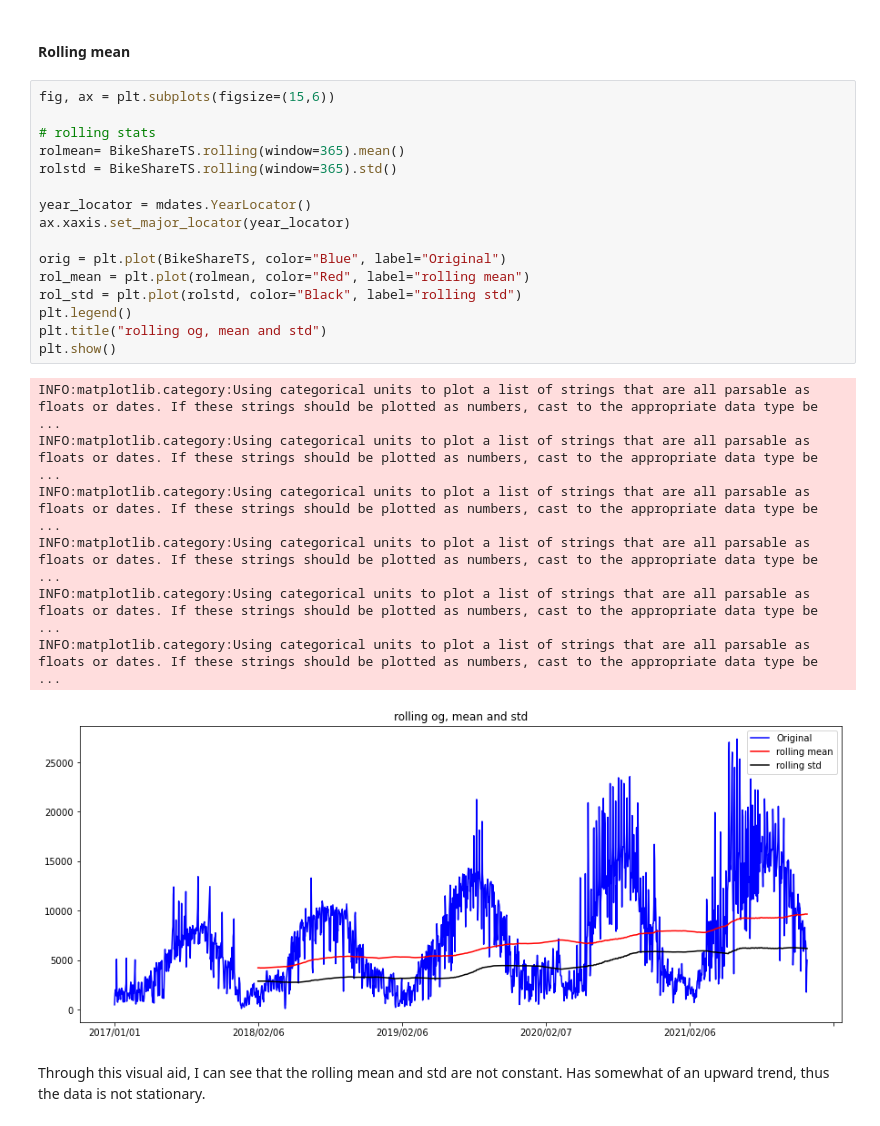
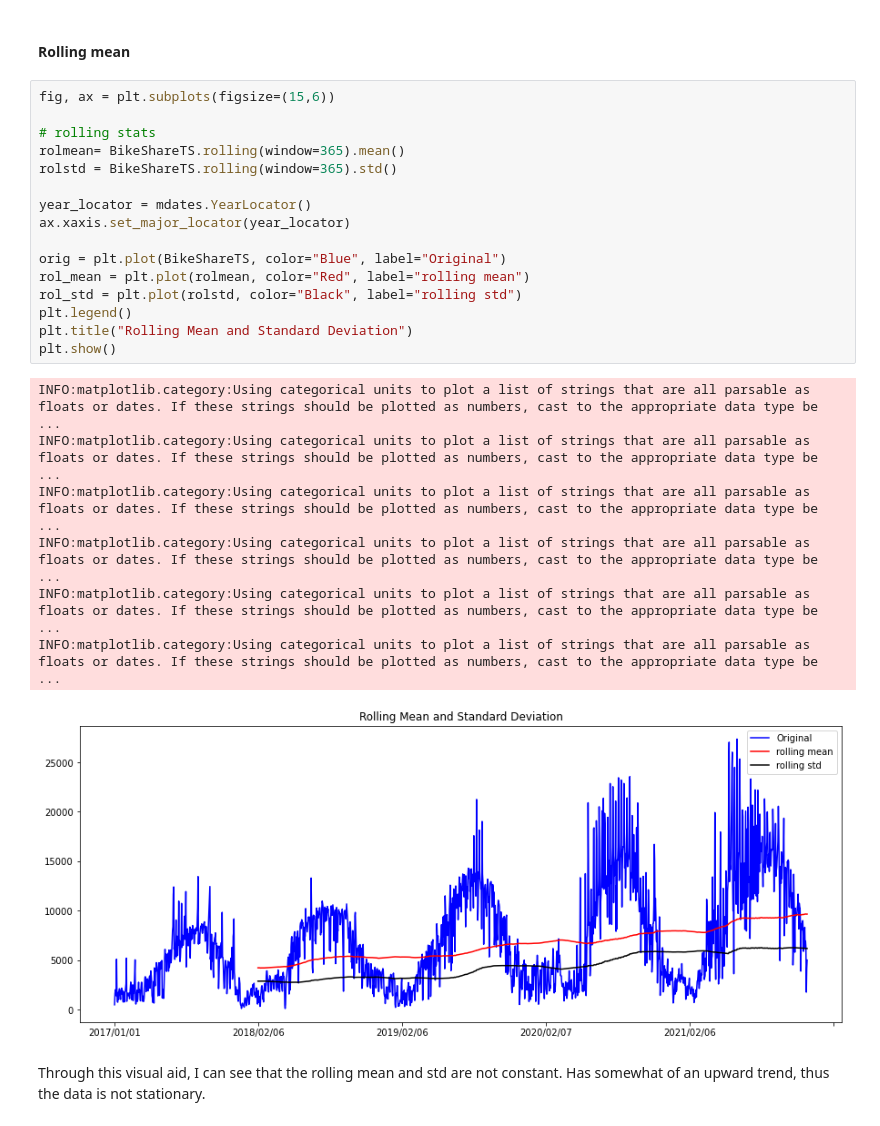
Before and after one commit to gsagararatne/DataSciencePortfolio, a Jupyter notebook: BikeShareToronto/BikeShareTimeSeries.ipynb, the cells around one changed output. Drawn from its saved outputs; the diff is of its cells as text.

```diff
--- a/BikeShareToronto/BikeShareTimeSeries.ipynb
+++ b/BikeShareToronto/BikeShareTimeSeries.ipynb
@@ -118,27 +129,27 @@ There are 2 main tests I want to run: Rolling mean (visual test) and Augmented D
 # %%
 fig, ax = plt.subplots(figsize=(15,6))
 
 # rolling stats
 rolmean= BikeShareTS.rolling(window=365).mean()
 rolstd = BikeShareTS.rolling(window=365).std()
 
 year_locator = mdates.YearLocator()
 ax.xaxis.set_major_locator(year_locator)
 
 orig = plt.plot(BikeShareTS, color="Blue", label="Original")
 rol_mean = plt.plot(rolmean, color="Red", label="rolling mean")
 rol_std = plt.plot(rolstd, color="Black", label="rolling std")
 plt.legend()
-plt.title("rolling og, mean and std")
+plt.title("Rolling Mean and Standard Deviation")
 plt.show()
 # %% [output]
 INFO:matplotlib.category:Using categorical units to plot a list of strings that are all parsable as floats or dates. If these strings should be plotted as numbers, cast to the appropriate data type be ...
 INFO:matplotlib.category:Using categorical units to plot a list of strings that are all parsable as floats or dates. If these strings should be plotted as numbers, cast to the appropriate data type be ...
 INFO:matplotlib.category:Using categorical units to plot a list of strings that are all parsable as floats or dates. If these strings should be plotted as numbers, cast to the appropriate data type be ...
 INFO:matplotlib.category:Using categorical units to plot a list of strings that are all parsable as floats or dates. If these strings should be plotted as numbers, cast to the appropriate data type be ...
 INFO:matplotlib.category:Using categorical units to plot a list of strings that are all parsable as floats or dates. If these strings should be plotted as numbers, cast to the appropriate data type be ...
 INFO:matplotlib.category:Using categorical units to plot a list of strings that are all parsable as floats or dates. If these strings should be plotted as numbers, cast to the appropriate data type be ...
-[figure, old version]
+[figure, new version]
 # %% [markdown]
 Through this visual aid, I can see that the rolling mean and std are not constant. Has somewhat of an upward trend, thus the data is not stationary.
 # %% [markdown]
```
Also changed, not shown: parts of 22 cells of this notebook.
